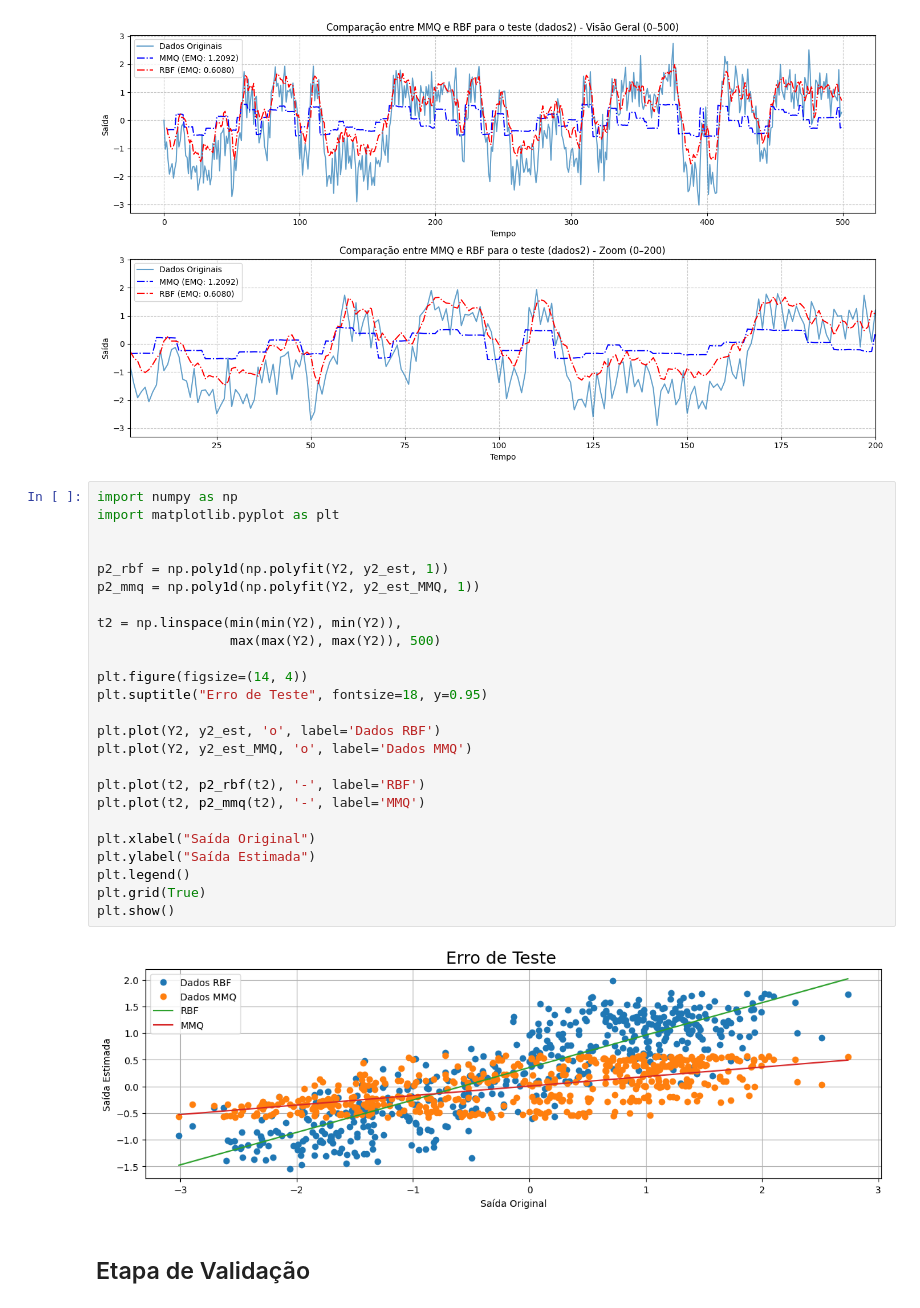
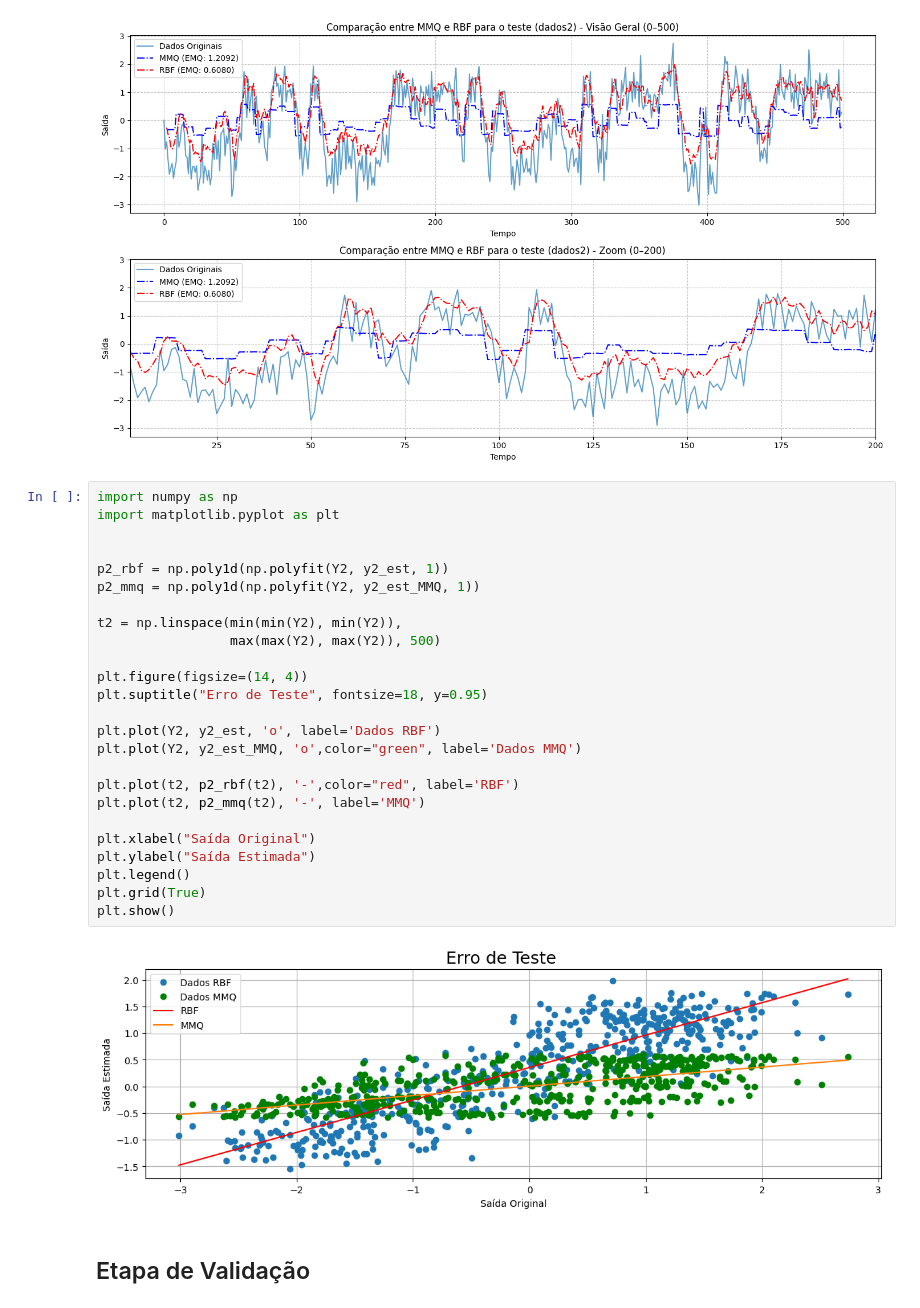
Before and after one commit to DanielMedeiros1/Projeto_MMQ_RBF_CN, a Jupyter notebook: Projeto_U2.ipynb, the cells around one changed output. Saved outputs shown, nothing was run; the diff lists cells and outputs as text.

```diff
--- a/Projeto_U2.ipynb
+++ b/Projeto_U2.ipynb
@@ -350,30 +350,30 @@ plt.show()
 # %%
 import numpy as np
 import matplotlib.pyplot as plt
 
 
 p2_rbf = np.poly1d(np.polyfit(Y2, y2_est, 1))
 p2_mmq = np.poly1d(np.polyfit(Y2, y2_est_MMQ, 1))
 
 t2 = np.linspace(min(min(Y2), min(Y2)),
                  max(max(Y2), max(Y2)), 500)
 
 plt.figure(figsize=(14, 4))
 plt.suptitle("Erro de Teste", fontsize=18, y=0.95)
 
 plt.plot(Y2, y2_est, 'o', label='Dados RBF')
-plt.plot(Y2, y2_est_MMQ, 'o', label='Dados MMQ')
+plt.plot(Y2, y2_est_MMQ, 'o',color="green", label='Dados MMQ')
 
-plt.plot(t2, p2_rbf(t2), '-', label='RBF')
+plt.plot(t2, p2_rbf(t2), '-',color="red", label='RBF')
 plt.plot(t2, p2_mmq(t2), '-', label='MMQ')
 
 plt.xlabel("Saída Original")
 plt.ylabel("Saída Estimada")
 plt.legend()
 plt.grid(True)
 plt.show()
 # %% [output]
-[figure, old version]
+[figure, new version]
 # %% [markdown]
 ## Etapa de Validação
 # %%
```
Also changed, not shown: parts of 1 cell of this notebook.
